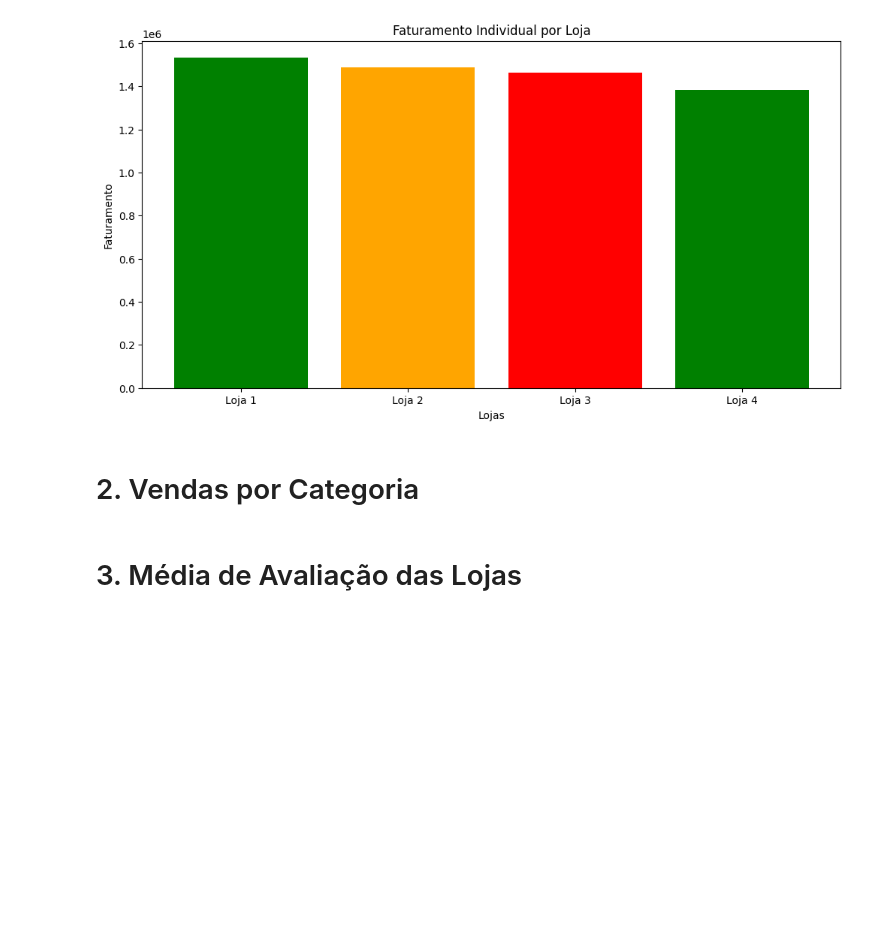
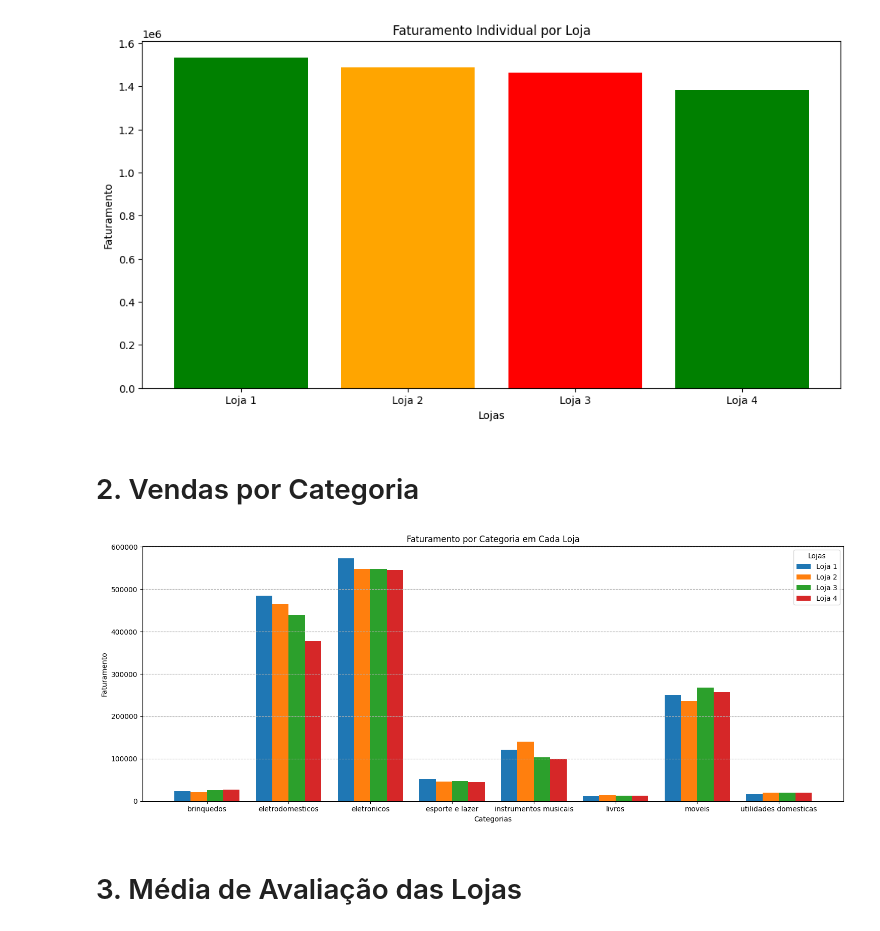
Before and after one commit to dfarneym/AluraStoreBr, a Jupyter notebook: AluraStoreBr.ipynb, the cells around one changed output. Drawn from its saved outputs; the diff is of its cells as text; code cells hidden in the pictures; blank space fills up the shorter version.

Commit message:
Vendas por categoria

```diff
--- a/AluraStoreBr.ipynb
+++ b/AluraStoreBr.ipynb
@@ -65,6 +65,59 @@ plt.show()
 [figure]
 # %% [markdown]
 # 2. Vendas por Categoria
+# %%
+import numpy as np
+
+# Agrupando os dados de cada loja por categoria e fazendo o calculo da soma do preço
+
+vendas_por_categoria_loja1 = loja1.groupby('Categoria do Produto')['Preço'].sum()
+vendas_por_categoria_loja2 = loja2.groupby('Categoria do Produto')['Preço'].sum()
+vendas_por_categoria_loja3 = loja3.groupby('Categoria do Produto')['Preço'].sum()
+vendas_por_categoria_loja4 = loja4.groupby('Categoria do Produto')['Preço'].sum()
+
+# Organizar os dados de forma que possamos plotar as vendas de cada categoria lado a lado para as diferentes lojas
+df_vendas_por_categoria = pd.DataFrame({
+    'Loja 1': vendas_por_categoria_loja1,
+    'Loja 2': vendas_por_categoria_loja2,
+    'Loja 3': vendas_por_categoria_loja3,
+    'Loja 4': vendas_por_categoria_loja4
+})
+
+# Preenchendo os valores NaN (se alguma loja não tiver uma categoria) com 0
+df_vendas_por_categoria = df_vendas_por_categoria.fillna(0)
+
+# Criando o gráfico barras agrupado
+categorias = df_vendas_por_categoria.index
+n_categorias = len(categorias)
+nomes_lojas = df_vendas_por_categoria.columns
+n_lojas = len(nomes_lojas)
+
+# Define a largura das barras
+largura_barra = 0.8 / n_lojas
+
+# Define as posições das barras no eixo x
+posicoes = np.arange(n_categorias)
+
+# Criar o gráfico
+plt.figure(figsize=(15, 6))
+
+for i, nome_loja in enumerate(nomes_lojas):
+    plt.bar(posicoes + i * largura_barra, df_vendas_por_categoria[nome_loja],
+            width=largura_barra, label=nome_loja)
+
+# Adicionar rótulos, título e legenda
+plt.xlabel('Categorias')
+plt.ylabel('Faturamento')
+plt.title('Faturamento por Categoria em Cada Loja')
+plt.xticks(posicoes + (n_lojas * largura_barra / 2) - (largura_barra / 2), categorias)
+plt.legend(title='Lojas')
+plt.grid(axis='y', linestyle='--')
+plt.tight_layout()
+
+# Mostrar o gráfico
+plt.show()
+# %% [output]
+[figure, added]
 # %% [markdown]
 # 3. Média de Avaliação das Lojas
 # %% [markdown]
```
